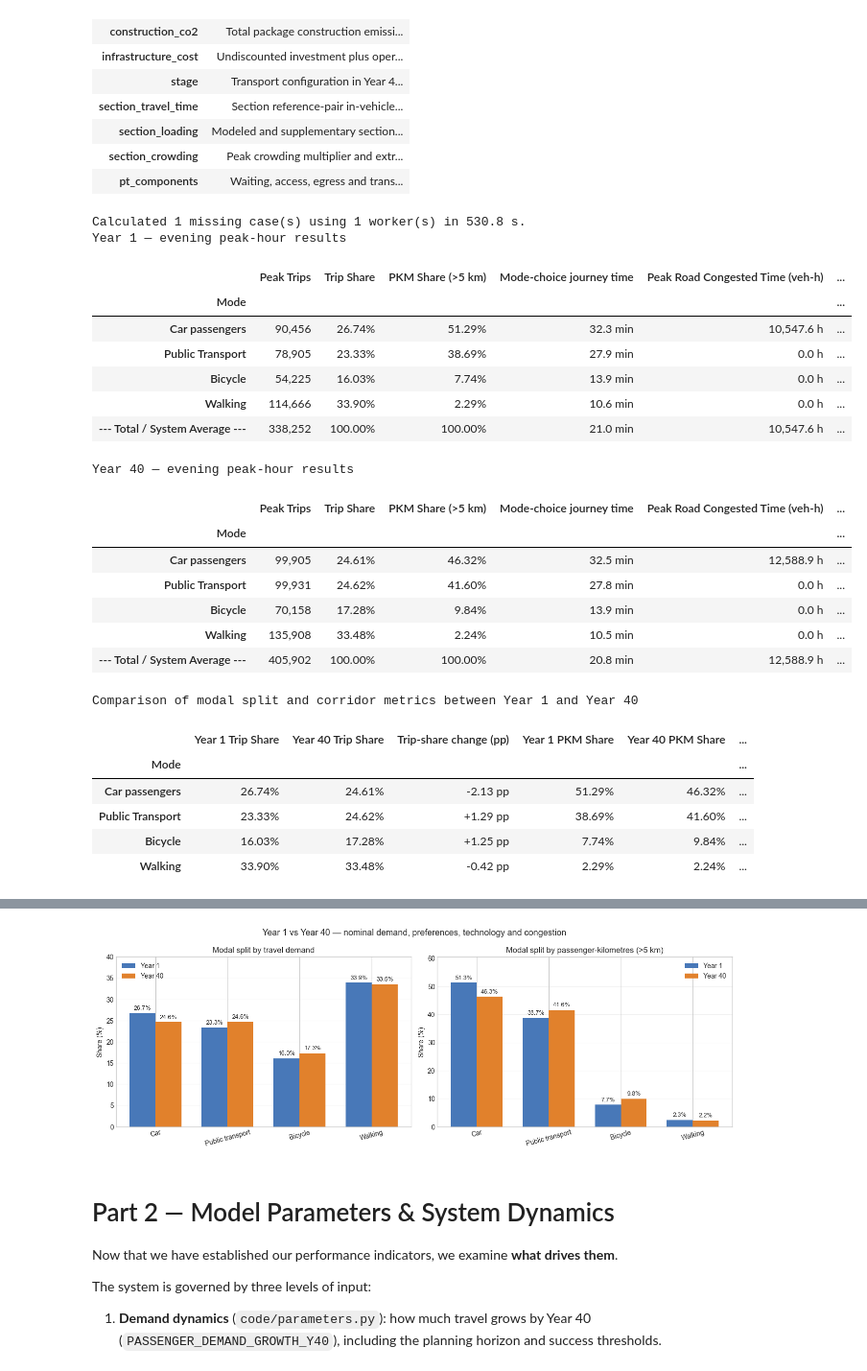
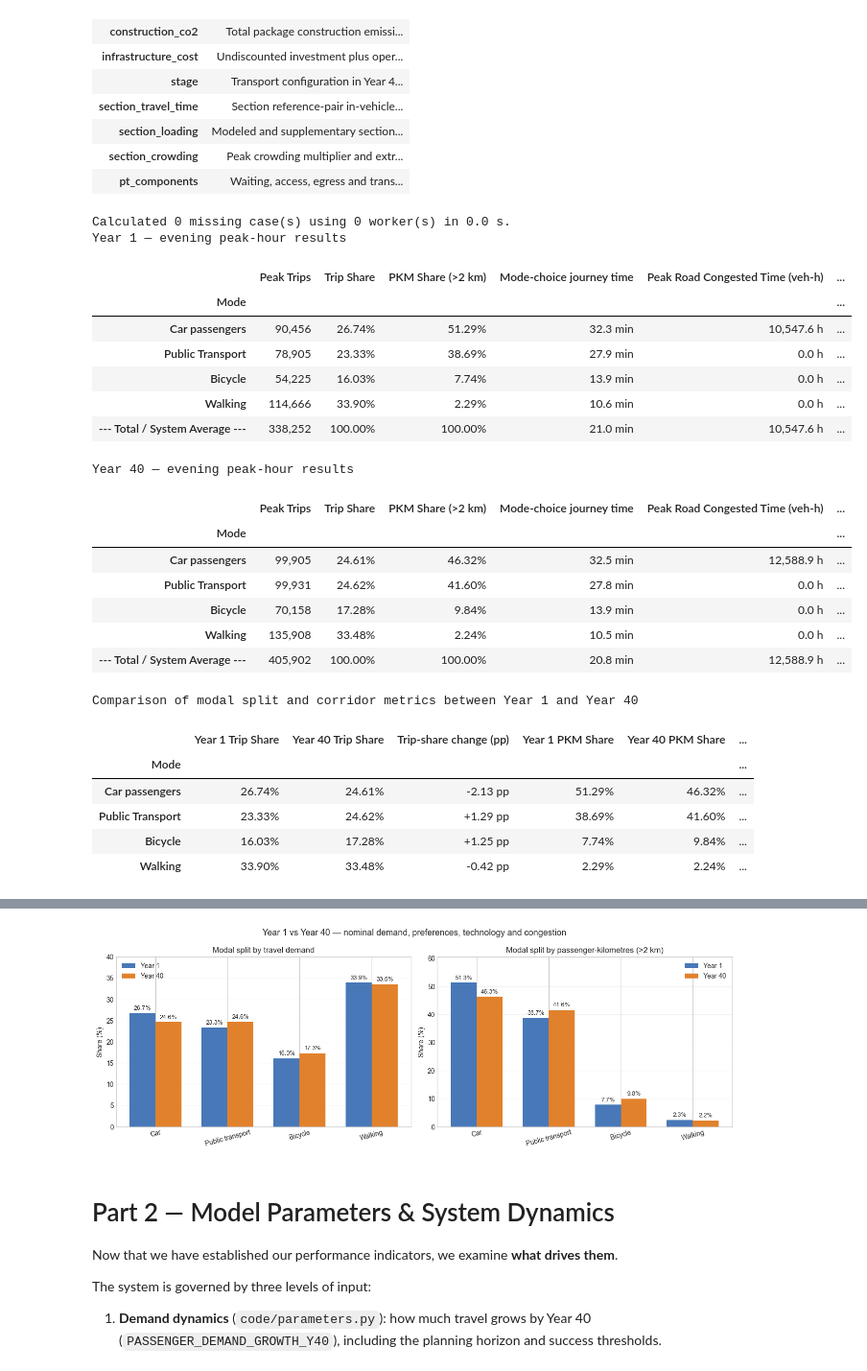
Before and after one commit to Ladina8/IP-HS26-MehrSpur-CaseStudy, a Jupyter notebook: notebooks/02_system_modeling.ipynb, the cells around one changed output, grey strips where cells are left out. Shown at 96% size. Cells and saved outputs as stored; diff of their text form; code cells hidden in the pictures.

```diff
--- a/notebooks/02_system_modeling.ipynb
+++ b/notebooks/02_system_modeling.ipynb
@@ -1589,7 +1589,7 @@ def mode_breakdown(assignment, car_co2_kg_per_vehicle_km):
         "Mode": mode,
         "Peak Trips": trips[mode],
         "Trip Share": trips[mode] / max(total, 1e-9),
-        "PKM Share (>5 km)": shares[mode],
+        "PKM Share (>2 km)": shares[mode],
         "Mode-choice journey time": minutes[mode] / max(trips[mode], 1e-9),
         "Peak Road Congested Time (veh-h)": delay if mode == "Car passengers" else 0.0,
         "Peak Car CO2 (t)": metrics["car_co2_tonnes_peak"] if mode == "Car passengers" else 0.0,
@@ -1598,7 +1598,7 @@ def mode_breakdown(assignment, car_co2_kg_per_vehicle_km):
         "Mode": "--- Total / System Average ---",
         "Peak Trips": total,
         "Trip Share": 1.0,
-        "PKM Share (>5 km)": 1.0,
+        "PKM Share (>2 km)": 1.0,
         "Mode-choice journey time": sum(minutes.values()) / max(total, 1e-9),
         "Peak Road Congested Time (veh-h)": delay,
         "Peak Car CO2 (t)": metrics["car_co2_tonnes_peak"],
@@ -1612,7 +1612,7 @@ df_y40 = mode_breakdown(assignment_y40, CAR_CO2_PATH[-1])
 table_format = {
     "Peak Trips": "{:,.0f}",
     "Trip Share": "{:.2%}",
-    "PKM Share (>5 km)": "{:.2%}",
+    "PKM Share (>2 km)": "{:.2%}",
     "Mode-choice journey time": "{:.1f} min",
     "Peak Road Congested Time (veh-h)": "{:,.1f} h",
     "Peak Car CO2 (t)": "{:,.1f} t",
@@ -1630,11 +1630,11 @@ modal_comparison = pd.DataFrame({
     "Trip-share change (pp)": 100 * (
         df_y40.loc[MODE_ORDER, "Trip Share"] - df_y1.loc[MODE_ORDER, "Trip Share"]
     ),
-    "Year 1 PKM Share": df_y1.loc[MODE_ORDER, "PKM Share (>5 km)"],
-    "Year 40 PKM Share": df_y40.loc[MODE_ORDER, "PKM Share (>5 km)"],
+    "Year 1 PKM Share": df_y1.loc[MODE_ORDER, "PKM Share (>2 km)"],
+    "Year 40 PKM Share": df_y40.loc[MODE_ORDER, "PKM Share (>2 km)"],
     "PKM-share change (pp)": 100 * (
-        df_y40.loc[MODE_ORDER, "PKM Share (>5 km)"]
-        - df_y1.loc[MODE_ORDER, "PKM Share (>5 km)"]
+        df_y40.loc[MODE_ORDER, "PKM Share (>2 km)"]
+        - df_y1.loc[MODE_ORDER, "PKM Share (>2 km)"]
     ),
 })
 _display_indicators(modal_comparison, {
@@ -1673,36 +1673,36 @@ _display_indicators(annual_comparison, {
     "Year 1 Annual Car CO2 (t)": "{:,.0f} t",
     "Year 40 Annual Car CO2 (t)": "{:,.0f} t",
 }, na_rep="–")
 
 # Compare the selected modal-share indicators.
 share_panels = [
     ("Trip Share", "Modal split by travel demand"),
-    ("PKM Share (>5 km)", "Modal split by passenger-kilometres (>5 km)"),
+    ("PKM Share (>2 km)", "Modal split by passenger-kilometres (>2 km)"),
 ]
 share_panels = [(c, title) for c, title in share_panels if _indicator_group(c) in PERFORMANCE_INDICATORS]
 if share_panels:
     x, width = np.arange(len(MODE_ORDER)), 0.36
     labels = ["Car", "Public transport", "Bicycle", "Walking"]
     fig, axes = plt.subplots(1, len(share_panels), figsize=(6.75 * len(share_panels), 4.8), squeeze=False)
     for ax, (column, title) in zip(axes[0], share_panels):
         y1 = 100 * df_y1.loc[MODE_ORDER, column].to_numpy(float)
         y40 = 100 * df_y40.loc[MODE_ORDER, column].to_numpy(float)
         bars1 = ax.bar(x - width / 2, y1, width, label="Year 1", color="#4878b8")
         bars40 = ax.bar(x + width / 2, y40, width, label="Year 40", color="#e1812c")
         ax.bar_label(bars1, [f"{v:.1f}%" for v in y1], padding=3, fontsize=9)
         ax.bar_label(bars40, [f"{v:.1f}%" for v in y40], padding=3, fontsize=9)
         ax.set(title=title, ylabel="Share (%)", xticks=x, xticklabels=labels)
         ax.tick_params(axis="x", rotation=15)
         ax.grid(axis="y", alpha=0.25)
         ax.legend()
         ax.set_ylim(0, max(y1.max(), y40.max(), 1) * 1.18)
     fig.suptitle("Year 1 vs Year 40 — nominal demand, preferences, technology and congestion", fontsize=13)
     fig.tight_layout()
     plt.show()
 # %% [output]
-Calculated 1 missing case(s) using 1 worker(s) in 530.8 s.
+Calculated 0 missing case(s) using 0 worker(s) in 0.0 s.
 Year 1 — evening peak-hour results
-|  | Peak Trips | Trip Share | PKM Share (>5 km) | Mode-choice journey time | Peak Road Congested Time (veh-h) | ... |
+|  | Peak Trips | Trip Share | PKM Share (>2 km) | Mode-choice journey time | Peak Road Congested Time (veh-h) | ... |
 | Mode |  |  |  |  |  | ... |
 | Car passengers | 90,456 | 26.74% | 51.29% | 32.3 min | 10,547.6 h | ... |
 | Public Transport | 78,905 | 23.33% | 38.69% | 27.9 min | 0.0 h | ... |
@@ -1710,7 +1710,7 @@ Year 1 — evening peak-hour results
 | Walking | 114,666 | 33.90% | 2.29% | 10.6 min | 0.0 h | ... |
 | --- Total / System Average --- | 338,252 | 100.00% | 100.00% | 21.0 min | 10,547.6 h | ... |
 Year 40 — evening peak-hour results
-|  | Peak Trips | Trip Share | PKM Share (>5 km) | Mode-choice journey time | Peak Road Congested Time (veh-h) | ... |
+|  | Peak Trips | Trip Share | PKM Share (>2 km) | Mode-choice journey time | Peak Road Congested Time (veh-h) | ... |
 | Mode |  |  |  |  |  | ... |
 | Car passengers | 99,905 | 24.61% | 46.32% | 32.5 min | 12,588.9 h | ... |
 | Public Transport | 99,931 | 24.62% | 41.60% | 27.8 min | 0.0 h | ... |
```
Also changed, not shown: parts of 1 cell of this notebook.
